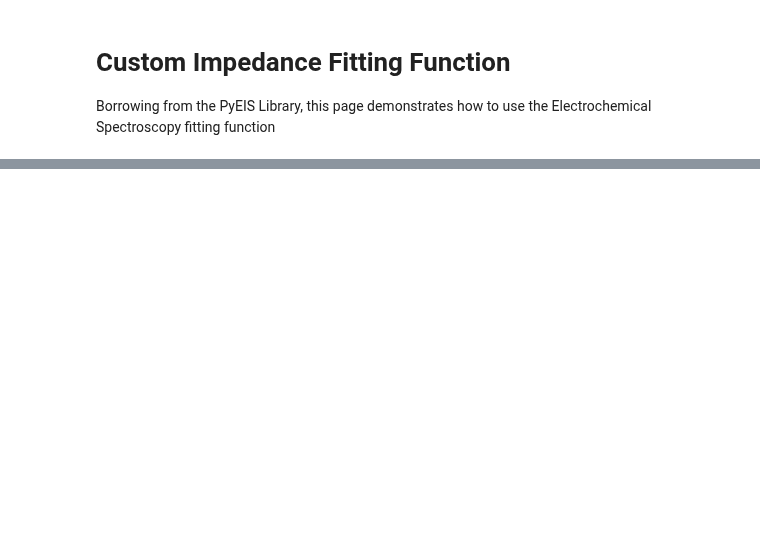
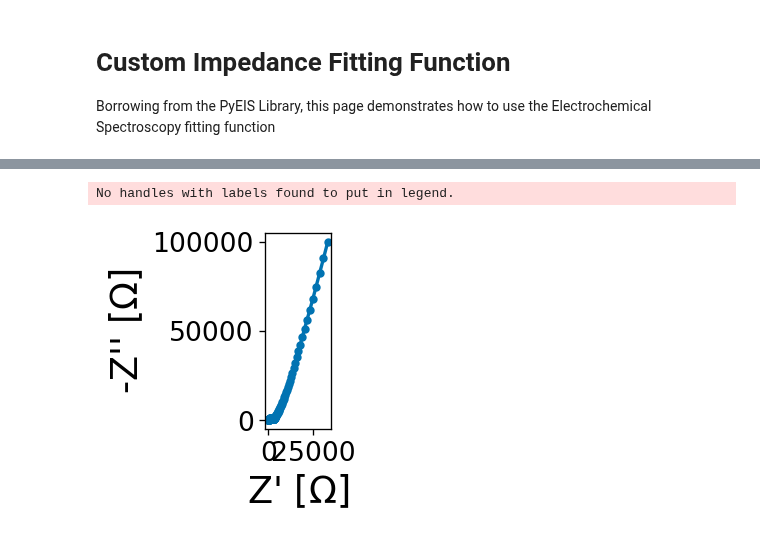
Before and after one commit to WildcatDiscovery/Kyler_Speed_Circuit, a Jupyter notebook: python_notebooks/data_testing.ipynb, the cells around one changed output, grey strips where cells are left out. Saved outputs shown, nothing was run; the diff lists cells and outputs as text; code cells hidden in the pictures; blank space fills up the shorter version.

```diff
--- a/python_notebooks/data_testing.ipynb
+++ b/python_notebooks/data_testing.ipynb
@@ -35,0 +31,5 @@ ex_mpt.df_raw
+# %%
+ex_mpt.mpt_plot()
+# %% [output]
+No handles with labels found to put in legend.
+[figure, added]
```
Also changed, not shown: parts of 12 cells of this notebook, 1 other file.
